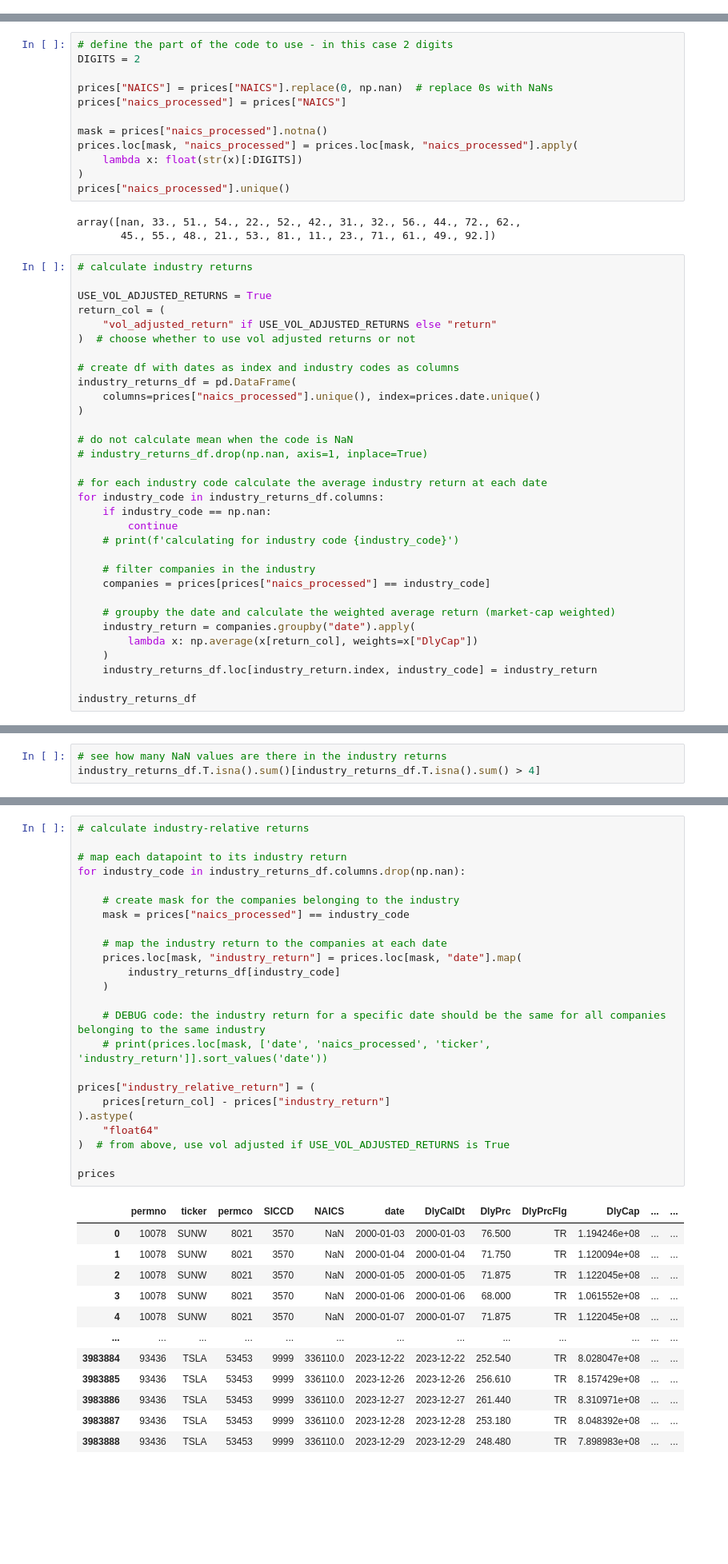
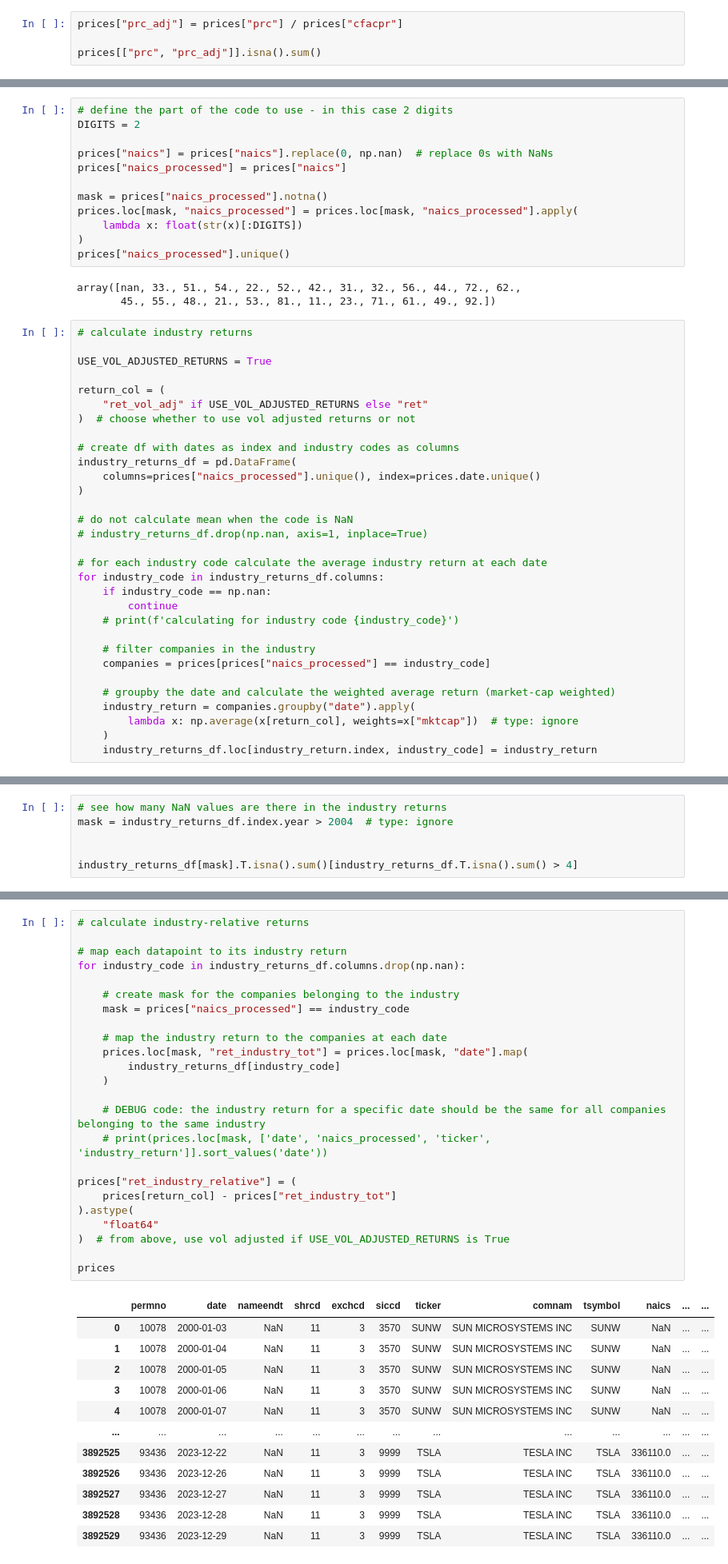
Before and after one commit to NotFrancee/bsic_hephaestus_paper, a Jupyter notebook: src/wrds_data/prices.ipynb, the cells around one changed output, grey strips where cells are left out. Shown at 80% size. Cells and saved outputs as stored; diff of their text form; blank space fills up the shorter version.

```diff
--- a/src/wrds_data/prices.ipynb
+++ b/src/wrds_data/prices.ipynb
@@ -119,0 +119,4 @@ prices.tail()
+# %%
+prices["prc_adj"] = prices["prc"] / prices["cfacpr"]
+
+prices[["prc", "prc_adj"]].isna().sum()
@@ -133,8 +165,8 @@ prices.head()
 # define the part of the code to use - in this case 2 digits
 DIGITS = 2
 
-prices["NAICS"] = prices["NAICS"].replace(0, np.nan)  # replace 0s with NaNs
-prices["naics_processed"] = prices["NAICS"]
+prices["naics"] = prices["naics"].replace(0, np.nan)  # replace 0s with NaNs
+prices["naics_processed"] = prices["naics"]
 
 mask = prices["naics_processed"].notna()
 prices.loc[mask, "naics_processed"] = prices.loc[mask, "naics_processed"].apply(
@@ -148,8 +180,9 @@ array([nan, 33., 51., 54., 22., 52., 42., 31., 32., 56., 44., 72., 62.,
 # calculate industry returns
 
 USE_VOL_ADJUSTED_RETURNS = True
+
 return_col = (
-    "vol_adjusted_return" if USE_VOL_ADJUSTED_RETURNS else "return"
+    "ret_vol_adj" if USE_VOL_ADJUSTED_RETURNS else "ret"
 )  # choose whether to use vol adjusted returns or not
 
 # create df with dates as index and industry codes as columns
@@ -171,8 +204,6 @@ for industry_code in industry_returns_df.columns:
 
     # groupby the date and calculate the weighted average return (market-cap weighted)
     industry_return = companies.groupby("date").apply(
-        lambda x: np.average(x[return_col], weights=x["DlyCap"])
+        lambda x: np.average(x[return_col], weights=x["mktcap"])  # type: ignore
     )
     industry_returns_df.loc[industry_return.index, industry_code] = industry_return
-
-industry_returns_df
@@ -193,4 +220,7 @@ industry_returns_df
 # %%
 # see how many NaN values are there in the industry returns
-industry_returns_df.T.isna().sum()[industry_returns_df.T.isna().sum() > 4]
+mask = industry_returns_df.index.year > 2004  # type: ignore
+
+
+industry_returns_df[mask].T.isna().sum()[industry_returns_df.T.isna().sum() > 4]
 # %% [output]
@@ -209,37 +228,37 @@ Length: 4090, dtype: int64
 # %%
 # calculate industry-relative returns
 
 # map each datapoint to its industry return
 for industry_code in industry_returns_df.columns.drop(np.nan):
 
     # create mask for the companies belonging to the industry
     mask = prices["naics_processed"] == industry_code
 
     # map the industry return to the companies at each date
-    prices.loc[mask, "industry_return"] = prices.loc[mask, "date"].map(
+    prices.loc[mask, "ret_industry_tot"] = prices.loc[mask, "date"].map(
         industry_returns_df[industry_code]
     )
 
     # DEBUG code: the industry return for a specific date should be the same for all companies belonging to the same industry
     # print(prices.loc[mask, ['date', 'naics_processed', 'ticker', 'industry_return']].sort_values('date'))
 
-prices["industry_relative_return"] = (
-    prices[return_col] - prices["industry_return"]
+prices["ret_industry_relative"] = (
+    prices[return_col] - prices["ret_industry_tot"]
 ).astype(
     "float64"
 )  # from above, use vol adjusted if USE_VOL_ADJUSTED_RETURNS is True
 
 prices
 # %% [output]
-|  | permno | ticker | permco | SICCD | NAICS | date | DlyCalDt | DlyPrc | DlyPrcFlg | DlyCap | ... | ... |
-| 0 | 10078 | SUNW | 8021 | 3570 | NaN | 2000-01-03 | 2000-01-03 | 76.500 | TR | 1.194246e+08 | ... | ... |
-| 1 | 10078 | SUNW | 8021 | 3570 | NaN | 2000-01-04 | 2000-01-04 | 71.750 | TR | 1.120094e+08 | ... | ... |
-| 2 | 10078 | SUNW | 8021 | 3570 | NaN | 2000-01-05 | 2000-01-05 | 71.875 | TR | 1.122045e+08 | ... | ... |
-| 3 | 10078 | SUNW | 8021 | 3570 | NaN | 2000-01-06 | 2000-01-06 | 68.000 | TR | 1.061552e+08 | ... | ... |
-| 4 | 10078 | SUNW | 8021 | 3570 | NaN | 2000-01-07 | 2000-01-07 | 71.875 | TR | 1.122045e+08 | ... | ... |
+|  | permno | date | nameendt | shrcd | exchcd | siccd | ticker | comnam | tsymbol | naics | ... | ... |
+| 0 | 10078 | 2000-01-03 | NaN | 11 | 3 | 3570 | SUNW | SUN MICROSYSTEMS INC | SUNW | NaN | ... | ... |
+| 1 | 10078 | 2000-01-04 | NaN | 11 | 3 | 3570 | SUNW | SUN MICROSYSTEMS INC | SUNW | NaN | ... | ... |
+| 2 | 10078 | 2000-01-05 | NaN | 11 | 3 | 3570 | SUNW | SUN MICROSYSTEMS INC | SUNW | NaN | ... | ... |
+| 3 | 10078 | 2000-01-06 | NaN | 11 | 3 | 3570 | SUNW | SUN MICROSYSTEMS INC | SUNW | NaN | ... | ... |
+| 4 | 10078 | 2000-01-07 | NaN | 11 | 3 | 3570 | SUNW | SUN MICROSYSTEMS INC | SUNW | NaN | ... | ... |
 | ... | ... | ... | ... | ... | ... | ... | ... | ... | ... | ... | ... | ... |
-| 3983884 | 93436 | TSLA | 53453 | 9999 | 336110.0 | 2023-12-22 | 2023-12-22 | 252.540 | TR | 8.028047e+08 | ... | ... |
-| 3983885 | 93436 | TSLA | 53453 | 9999 | 336110.0 | 2023-12-26 | 2023-12-26 | 256.610 | TR | 8.157429e+08 | ... | ... |
-| 3983886 | 93436 | TSLA | 53453 | 9999 | 336110.0 | 2023-12-27 | 2023-12-27 | 261.440 | TR | 8.310971e+08 | ... | ... |
-| 3983887 | 93436 | TSLA | 53453 | 9999 | 336110.0 | 2023-12-28 | 2023-12-28 | 253.180 | TR | 8.048392e+08 | ... | ... |
-| 3983888 | 93436 | TSLA | 53453 | 9999 | 336110.0 | 2023-12-29 | 2023-12-29 | 248.480 | TR | 7.898983e+08 | ... | ... |
+| 3892525 | 93436 | 2023-12-22 | NaN | 11 | 3 | 9999 | TSLA | TESLA INC | TSLA | 336110.0 | ... | ... |
+| 3892526 | 93436 | 2023-12-26 | NaN | 11 | 3 | 9999 | TSLA | TESLA INC | TSLA | 336110.0 | ... | ... |
+| 3892527 | 93436 | 2023-12-27 | NaN | 11 | 3 | 9999 | TSLA | TESLA INC | TSLA | 336110.0 | ... | ... |
+| 3892528 | 93436 | 2023-12-28 | NaN | 11 | 3 | 9999 | TSLA | TESLA INC | TSLA | 336110.0 | ... | ... |
+| 3892529 | 93436 | 2023-12-29 | NaN | 11 | 3 | 9999 | TSLA | TESLA INC | TSLA | 336110.0 | ... | ... |
```
Also changed, not shown: parts of 44 cells of this notebook.
